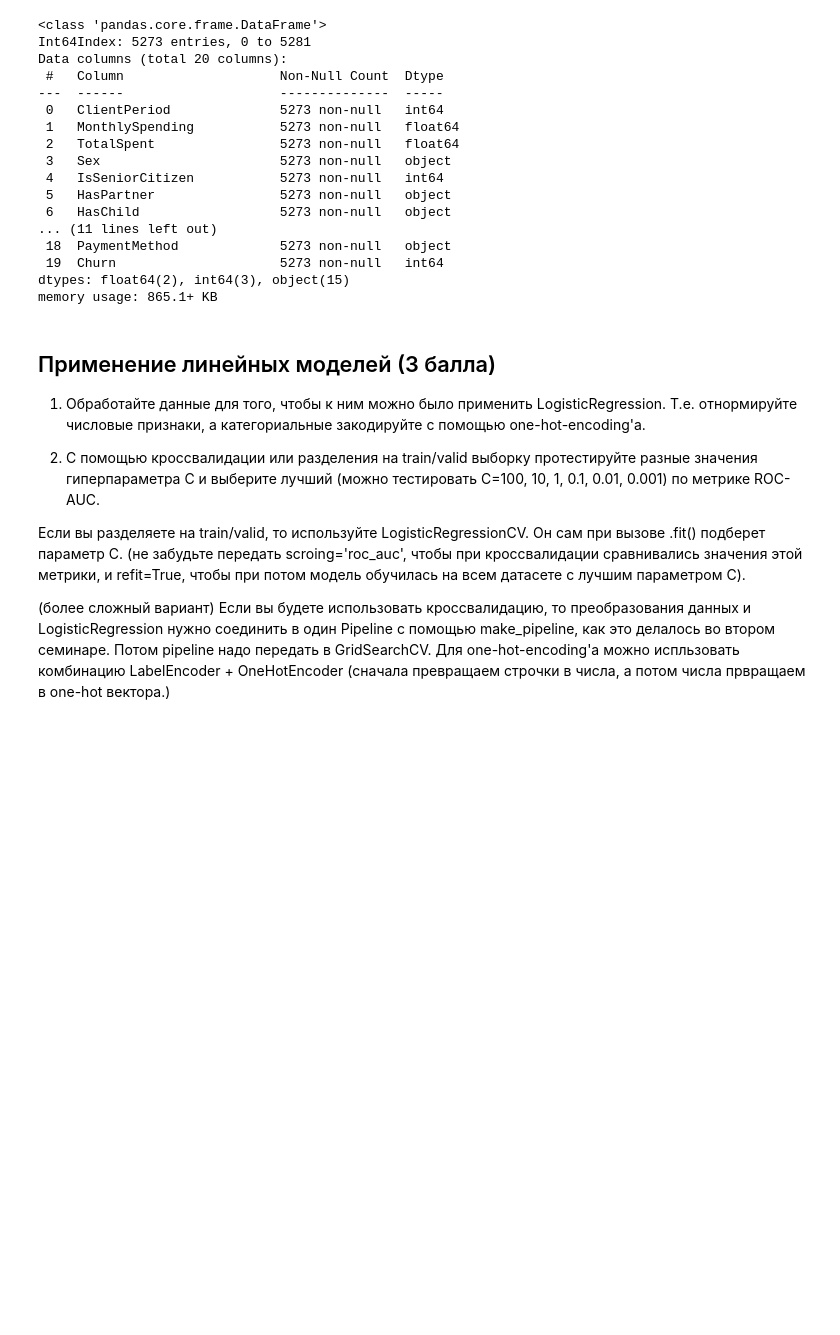
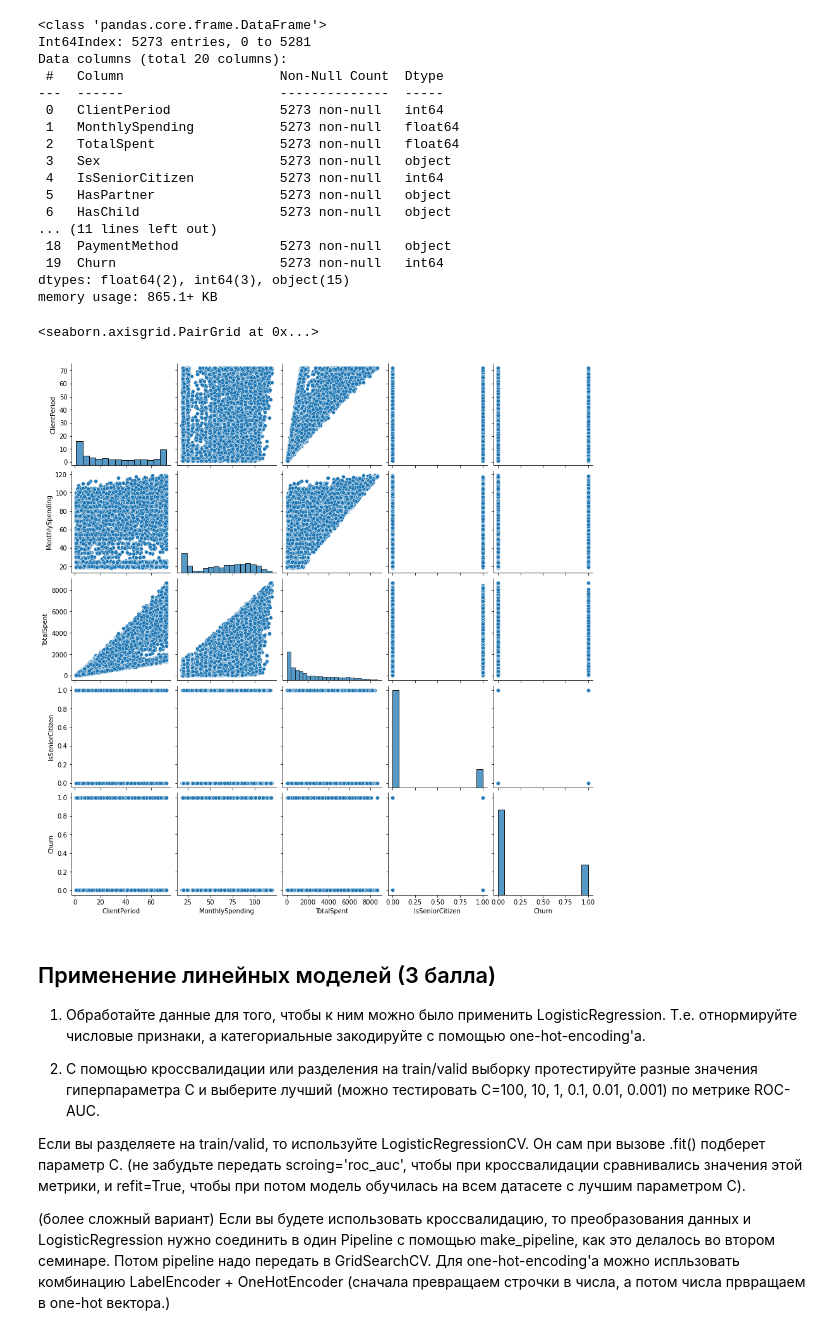
Before and after one commit to 2001092236/Deep-Learning-School, a Jupyter notebook: HomeWork03/baseline.ipynb, the cells around one changed output. Cells and saved outputs as stored; diff of their text form; code cells hidden in the pictures; blank space fills up the shorter version.

```diff
--- a/HomeWork03/baseline.ipynb
+++ b/HomeWork03/baseline.ipynb
@@ -323,3 +355,8 @@ memory usage: 865.1+ KB
+# %%
+sns.pairplot(data)
+# %% [output]
+<seaborn.axisgrid.PairGrid at 0x...>
+[figure, added]
 # %% [markdown]
 ## Применение линейных моделей (3 балла)
 
```
Also changed, not shown: parts of 48 cells of this notebook, 1 other file.
